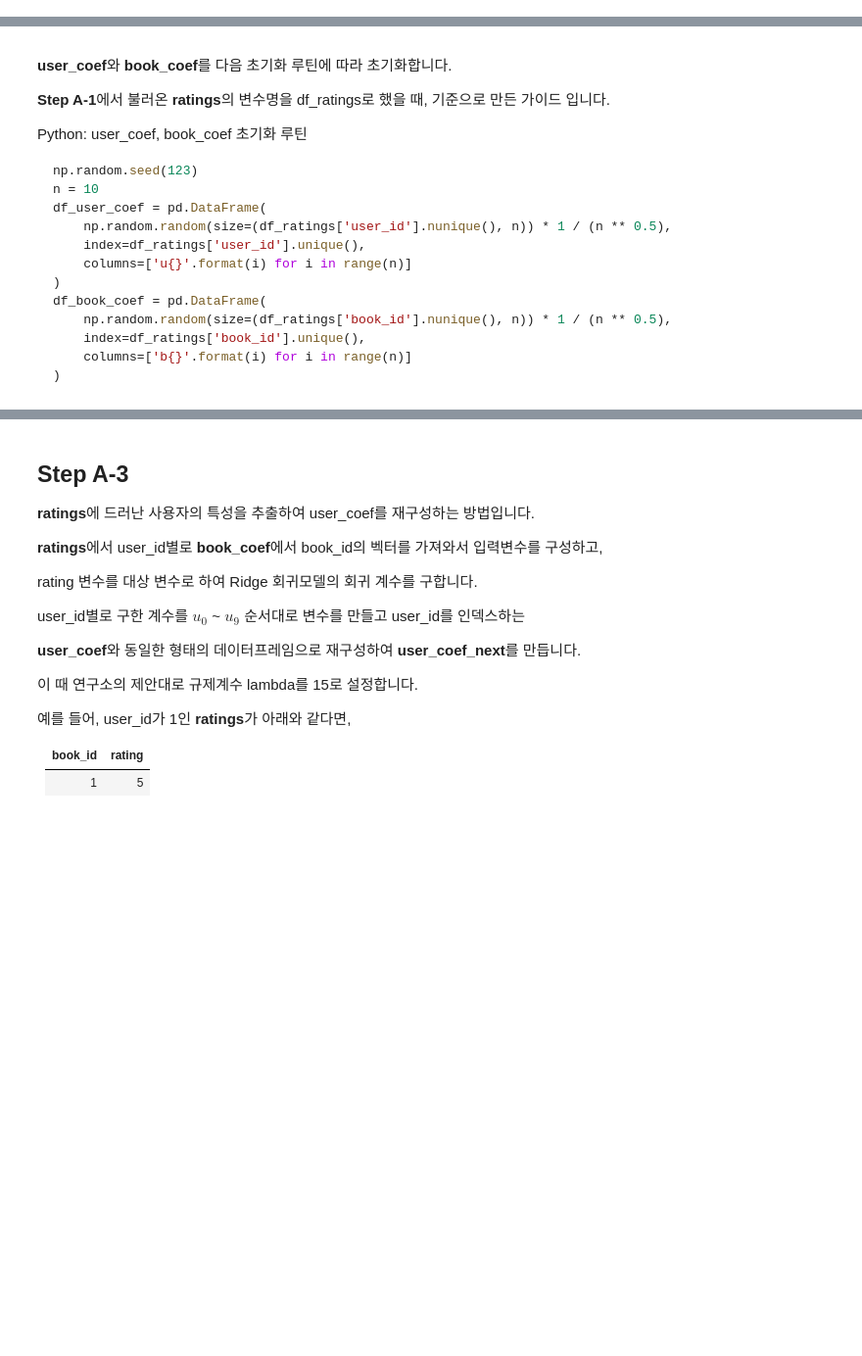
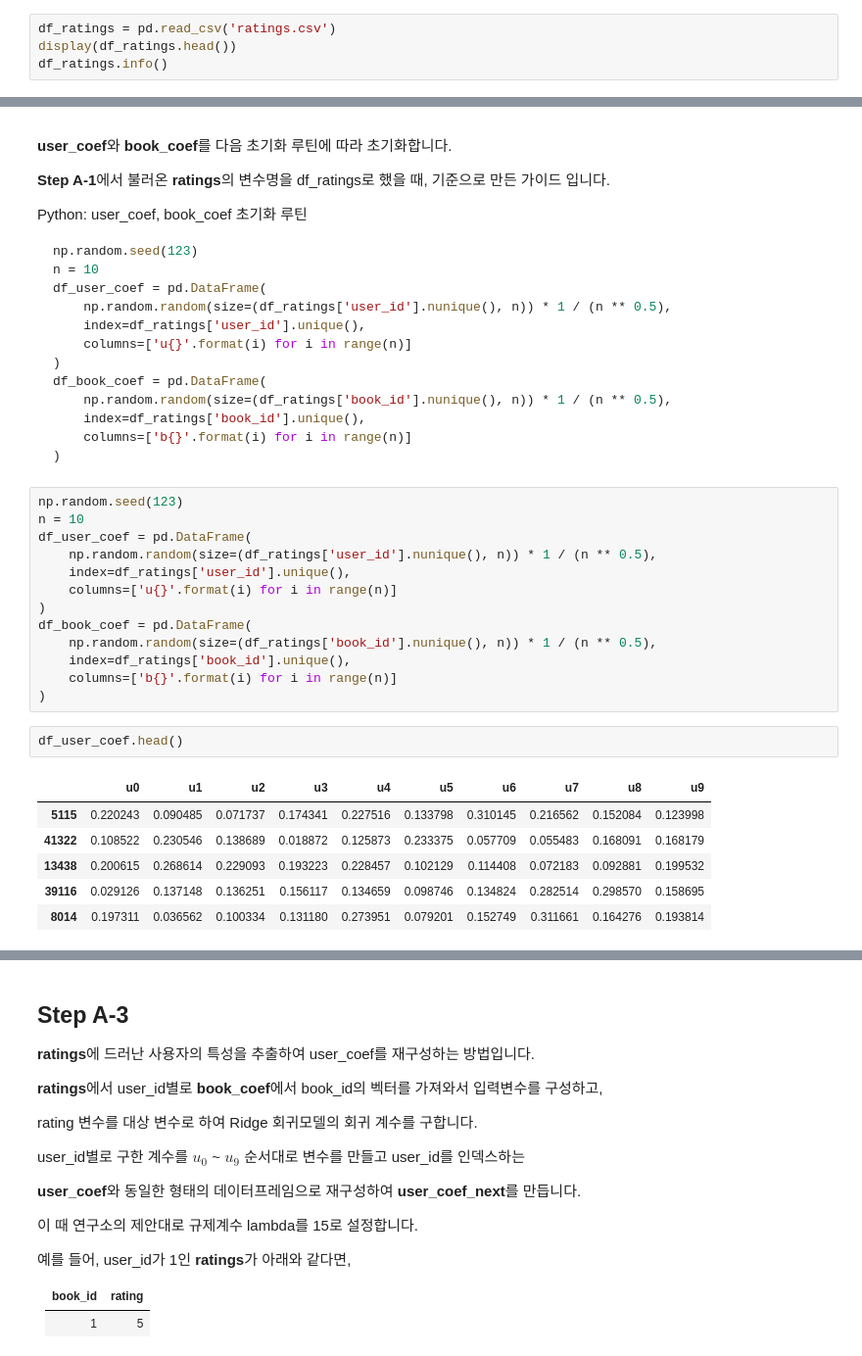
Before and after one commit to sunkusun9/DS_prob1_2510, a Jupyter notebook: prob_solution.ipynb, the cells around one changed output, grey strips where cells are left out. Shown: that part at 98% size. Cells and saved outputs as stored; diff of their text form; blank space fills up the shorter version.

````diff
--- a/prob_solution.ipynb
+++ b/prob_solution.ipynb
@@ -239,6 +246,9 @@ $\hat{\beta} = (X^T X + \lambda I)^{-1} X^T y$
 
 ratings.csv를 불러옵니다. (데이터셋 명: **ratings**)
 # %%
+df_ratings = pd.read_csv('ratings.csv')
+display(df_ratings.head())
+df_ratings.info()
 # %% [output]
 |  | user_id | book_id | rating |
 | 0 | 5115 | 409 | 5 |
@@ -268,3 +288,25 @@ df_book_coef = pd.DataFrame(
     columns=['b{}'.format(i) for i in range(n)]
 )
 ```
+# %%
+np.random.seed(123)
+n = 10
+df_user_coef = pd.DataFrame(
+    np.random.random(size=(df_ratings['user_id'].nunique(), n)) * 1 / (n ** 0.5),
+    index=df_ratings['user_id'].unique(),
+    columns=['u{}'.format(i) for i in range(n)]
+)
+df_book_coef = pd.DataFrame(
+    np.random.random(size=(df_ratings['book_id'].nunique(), n)) * 1 / (n ** 0.5),
+    index=df_ratings['book_id'].unique(),
+    columns=['b{}'.format(i) for i in range(n)]
+)
+# %%
+df_user_coef.head()
+# %% [output]
+|  | u0 | u1 | u2 | u3 | u4 | u5 | u6 | u7 | u8 | u9 |
+| 5115 | 0.220243 | 0.090485 | 0.071737 | 0.174341 | 0.227516 | 0.133798 | 0.310145 | 0.216562 | 0.152084 | 0.123998 |
+| 41322 | 0.108522 | 0.230546 | 0.138689 | 0.018872 | 0.125873 | 0.233375 | 0.057709 | 0.055483 | 0.168091 | 0.168179 |
+| 13438 | 0.200615 | 0.268614 | 0.229093 | 0.193223 | 0.228457 | 0.102129 | 0.114408 | 0.072183 | 0.092881 | 0.199532 |
+| 39116 | 0.029126 | 0.137148 | 0.136251 | 0.156117 | 0.134659 | 0.098746 | 0.134824 | 0.282514 | 0.298570 | 0.158695 |
+| 8014 | 0.197311 | 0.036562 | 0.100334 | 0.131180 | 0.273951 | 0.079201 | 0.152749 | 0.311661 | 0.164276 | 0.193814 |
````
Also changed, not shown: parts of 4 cells of this notebook.
